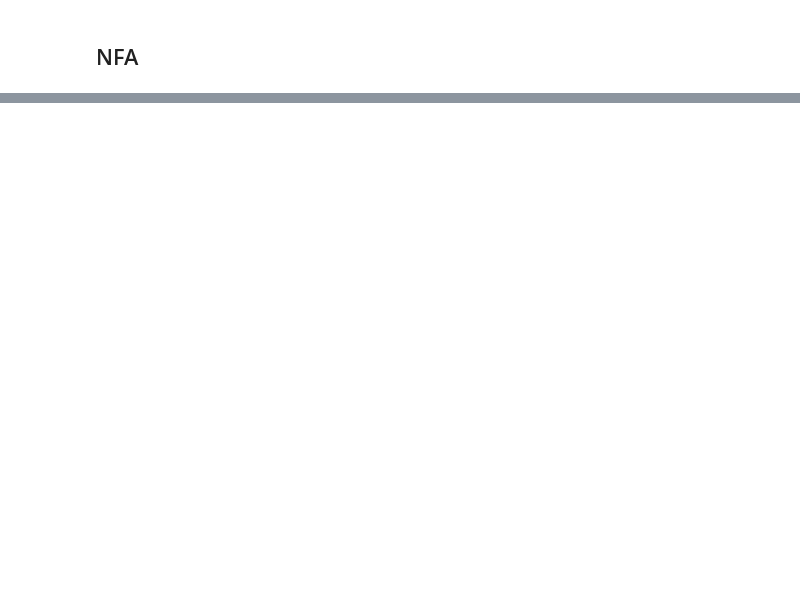
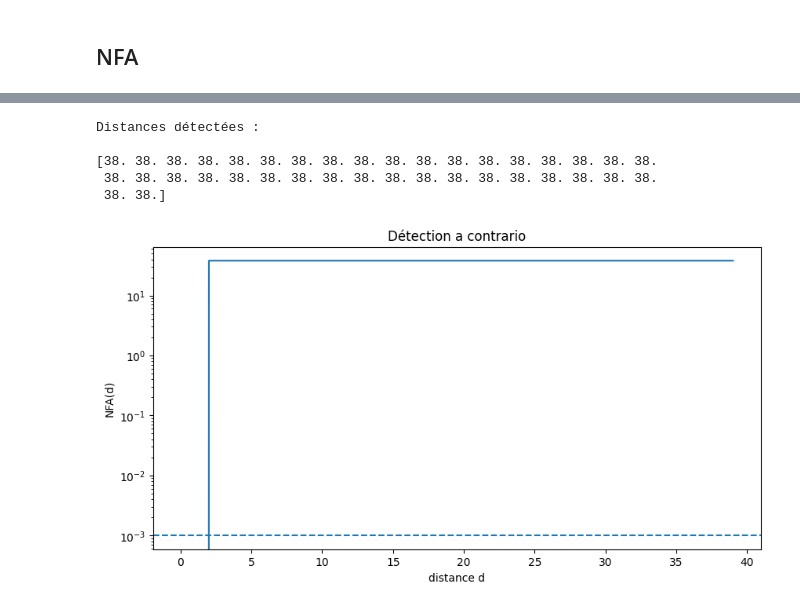
Before and after one commit to Bonbia/IM206, a Jupyter notebook: nfa.ipynb, the cells around one changed output, grey strips where cells are left out. Cells and saved outputs as stored; diff of their text form; code cells hidden in the pictures; blank space fills up the shorter version.

```diff
--- a/nfa.ipynb
+++ b/nfa.ipynb
@@ -14,12 +14,13 @@ import cv2
 import math
 import matplotlib.pyplot as plt
 # %%
-PATCH_SIZE = 8
-R = 2
-DMAX = 100
+PATCH_SIZE = 16
+R = 1
+DMAX = 40
 EPSILON = 1e-3
+step=8
 # %%
-img = cv2.imread("image.png", cv2.IMREAD_GRAYSCALE)
+img = cv2.imread("/home/julesaout2003/informarctique/2A/IMA/S2/modèle_generatif/Projet/IM206/IMG InPut/babbon.png", cv2.IMREAD_GRAYSCALE)
 
 if img is None:
     raise ValueError("Image introuvable")
@@ -47,0 +92,52 @@ def N
+# %%
+NFA = np.zeros(X_max)
+
+for d in range(X_min, X_max):
+
+    proba = binomial_tail(
+        nb_patch,
+        p,
+        int(k[d])
+    )
+
+    NFA[d] = C * proba
+# %%
+print("\nDistances détectées :\n")
+print(NFA[X_min:X_max])
+
+for d in range(X_min, X_max):
+
+    if NFA[d] < EPSILON:
+
+        print(
+            f"d={d:3d} | "
+            f"k(d)={k[d]:8.0f} | "
+            f"NFA={NFA[d]:.3e}"
+        )
+# %% [output]
+Distances détectées :
+
+[38. 38. 38. 38. 38. 38. 38. 38. 38. 38. 38. 38. 38. 38. 38. 38. 38. 38.
+ 38. 38. 38. 38. 38. 38. 38. 38. 38. 38. 38. 38. 38. 38. 38. 38. 38. 38.
+ 38. 38.]
+# %%
+plt.figure(figsize=(10,5))
+
+plt.plot(NFA)
+
+plt.yscale("log")
+
+plt.axhline(
+    EPSILON,
+    linestyle="--"
+)
+
+plt.xlabel("distance d")
+
+plt.ylabel("NFA(d)")
+
+plt.title("Détection a contrario")
+
+plt.show()
+# %% [output]
+[figure, added]
```
Also changed, not shown: parts of 7 cells of this notebook, 1 other file.
